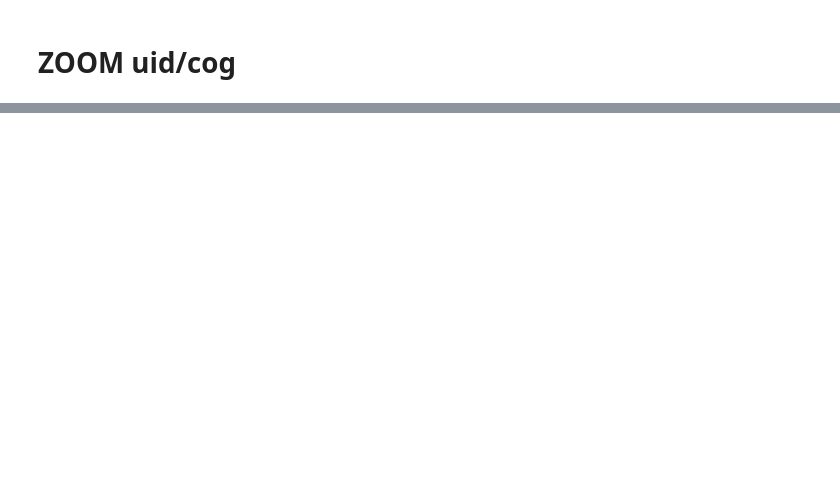
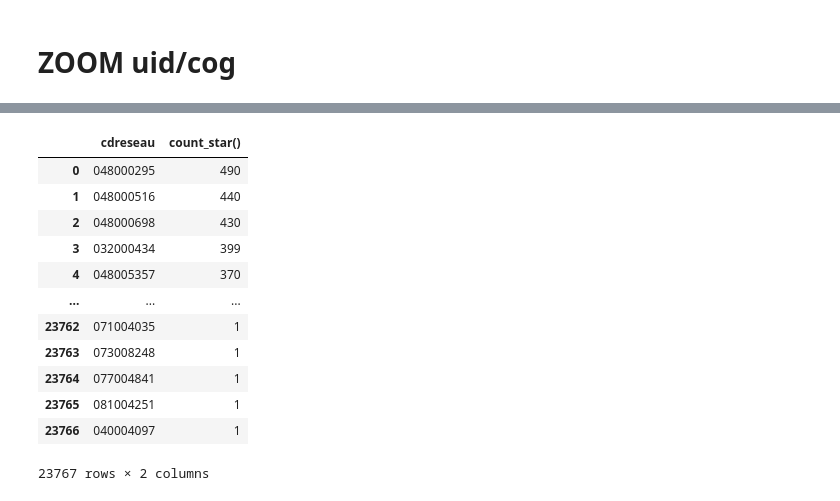
Before and after one commit to dataforgoodfr/13_pollution_eau, a Jupyter notebook: analytics/notebooks/Exploration_new_table_mesures_cat_seuil.ipynb, the cells around one changed output, grey strips where cells are left out. Cells and saved outputs as stored; diff of their text form; code cells hidden in the pictures; blank space fills up the shorter version.

```diff
--- a/analytics/notebooks/Exploration_new_table_mesures_cat_seuil.ipynb
+++ b/analytics/notebooks/Exploration_new_table_mesures_cat_seuil.ipynb
@@ -324,4 +551,63 @@ udi_cog_df
 23767 rows × 2 columns
+# %%
+query_udi_cog = """
+WITH
+udi AS (
+    SELECT
+      inseecommune AS commune_code_insee,
+      cdreseau,
+    FROM
+      edc_communes
+),
+
+cog AS (
+    SELECT
+      DEP AS code_departement,
+      REG AS code_region,
+      COM AS commune_code_insee,
+    FROM
+      cog_communes
+),
+
+udi_cog AS (
+    SELECT
+      udi.commune_code_insee ,
+      udi.cdreseau,
+      cog.code_departement,
+      cog.code_region
+    FROM
+      udi
+    LEFT JOIN
+      cog
+    ON
+      udi.commune_code_insee = cog.commune_code_insee
+)
+
+SELECT
+ cdreseau,
+ COUNT(*)
+FROM
+ udi_cog
+GROUP BY 1
+ORDER BY 2 DESC
+"""
+
+udi_cog_df = con.sql(query_udi_cog).df()
+udi_cog_df
+# %% [output]
+|  | cdreseau | count_star() |
+| 0 | 048000295 | 490 |
+| 1 | 048000516 | 440 |
+| 2 | 048000698 | 430 |
+| 3 | 032000434 | 399 |
+| 4 | 048005357 | 370 |
+| ... | ... | ... |
+| 23762 | 071004035 | 1 |
+| 23763 | 073008248 | 1 |
+| 23764 | 077004841 | 1 |
+| 23765 | 081004251 | 1 |
+| 23766 | 040004097 | 1 |
+23767 rows × 2 columns
 # %%
 query_test = """
 SELECT
```
Also changed, not shown: parts of 15 cells of this notebook.
